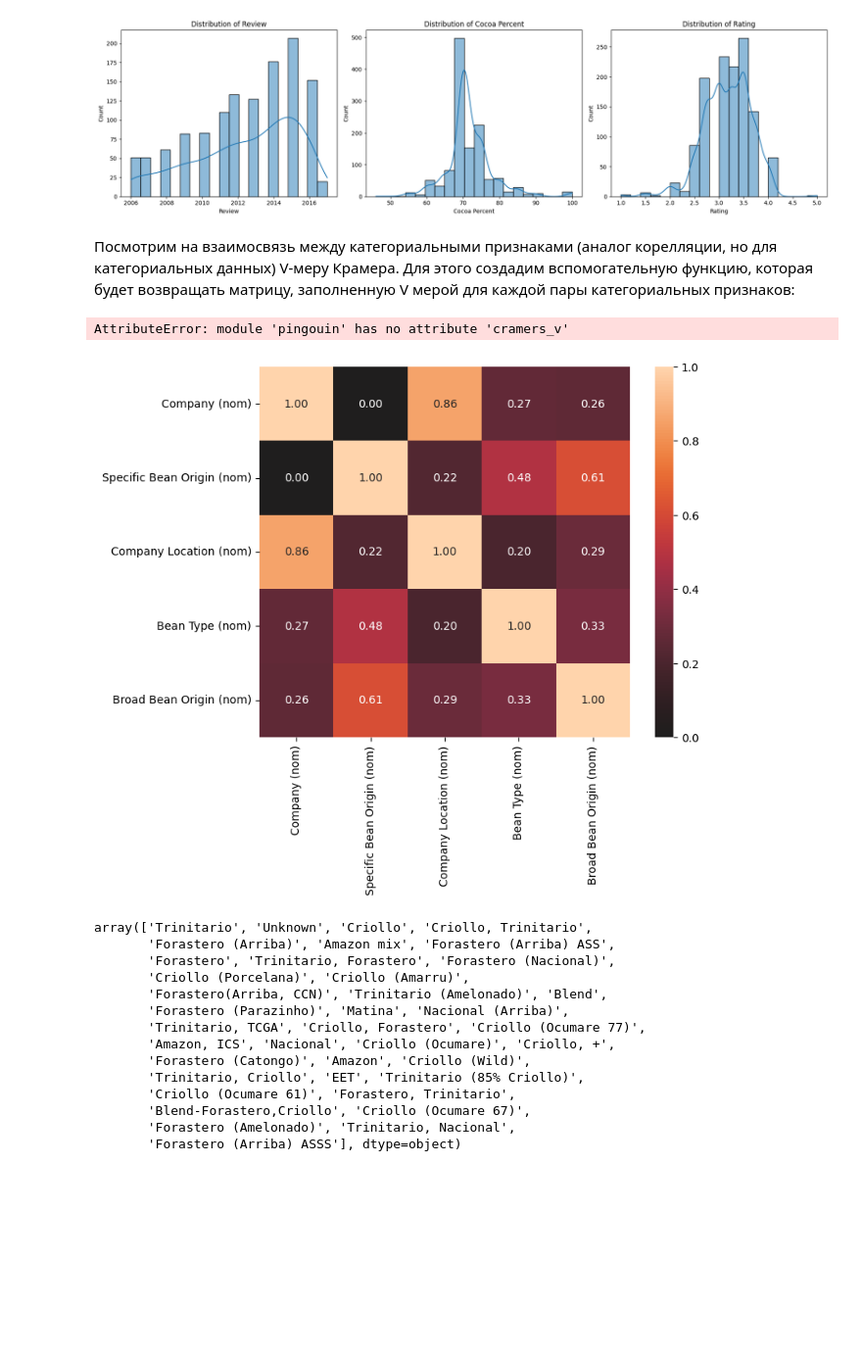
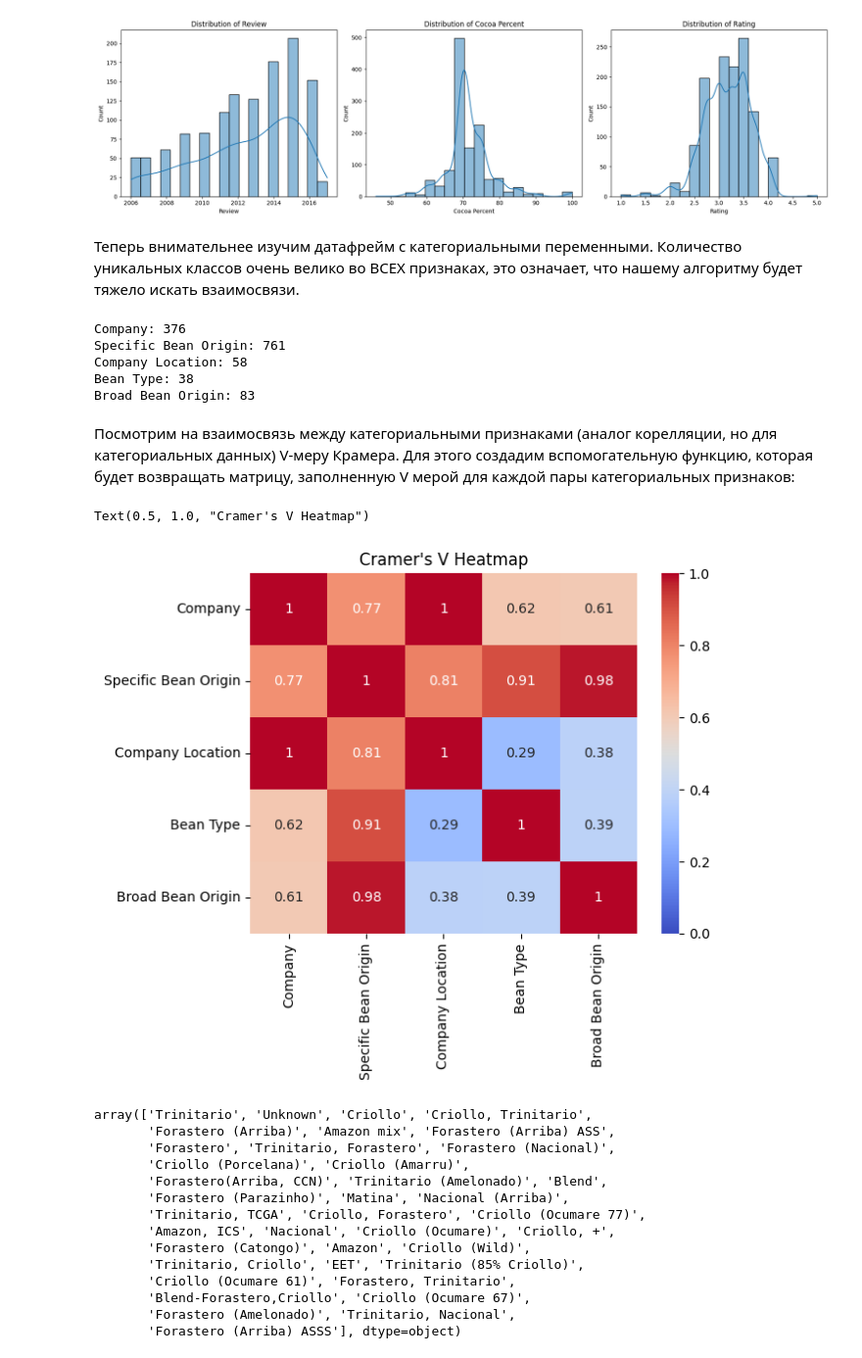
Before and after one commit to PolyakovMA/chocolate-review, a Jupyter notebook: Chocolate_reviews.ipynb, the cells around one changed output. Shown: that part at 98% size. Cells and saved outputs as stored; diff of their text form; code cells hidden in the pictures; blank space fills up the shorter version.

```diff
--- a/Chocolate_reviews.ipynb
+++ b/Chocolate_reviews.ipynb
@@ -232,6 +232,17 @@ plt.tight_layout()
 plt.show()
 # %% [output]
 [figure]
+# %% [markdown]
+Теперь внимательнее изучим датафрейм с категориальными переменными. Количество уникальных классов очень велико во ВСЕХ признаках, это означает, что нашему алгоритму будет тяжело искать взаимосвязи.
+# %%
+for i in df_categorical.columns:
+    print(f'{i}:', df_categorical[i].nunique())
+# %% [output]
+Company: 376
+Specific Bean Origin: 761
+Company Location: 58
+Bean Type: 38
+Broad Bean Origin: 83
 # %% [markdown]
 Посмотрим на взаимосвязь между категориальными признаками (аналог корелляции, но для категориальных данных) V-меру Крамера. Для этого создадим вспомогательную функцию, которая будет возвращать матрицу, заполненную V мерой для каждой пары категориальных признаков:
 # %%
@@ -243,26 +254,26 @@ def cramers_v(x, y):
     r, k = cm.shape
     v = np.sqrt((chi2 / n) / (min(k-1, r-1)))
     return v
+# %%
+# На основании V мер, рассчитанных для каждой пары категориальных признаков, заполняется матрица
+def cramers_v_matrix(df):
+    cols = df_categorical.columns
+    n = len(cols)
+    v_mat = pd.DataFrame(np.zeros((n, n)), index=cols, columns=cols)
+
+    for i in cols:
+        for j in cols:
+            v_mat.loc[i, j] = cramers_v(df[i], df[j])
+
+    return v_mat
 # %%
-cv = cramers_v_matrix_pg(df_categorical)
+v_matrix = cramers_v_matrix(df_categorical)
 
-sns.heatmap(cv, annot=True, cmap="coolwarm", vmin=0, vmax=1)
-plt.title("Cramer's V (Pingouin)")
-plt.tight_layout()
-plt.show()
+sns.heatmap(v_matrix, annot=True, cmap="coolwarm", vmin=0, vmax=1)
+plt.title("Cramer's V Heatmap")
 # %% [output]
-AttributeError: module 'pingouin' has no attribute 'cramers_v'
+Text(0.5, 1.0, "Cramer's V Heatmap")
+[figure, added]
-# %%
-# на тепловой карте отражена V мера крамера (зависимость между категориальными переменными)
-assoc = associations(
-    df_categorical,
-    nominal_columns='all',
-    compute_only=False,
-    figsize=(8, 6),
-    mark_columns=True
-)
-# %% [output]
-[figure, removed]
 # %%
 df_categorical['Bean Type'] = df_categorical['Bean Type'].replace('\xa0', 'Unknown')
 # %%
```
